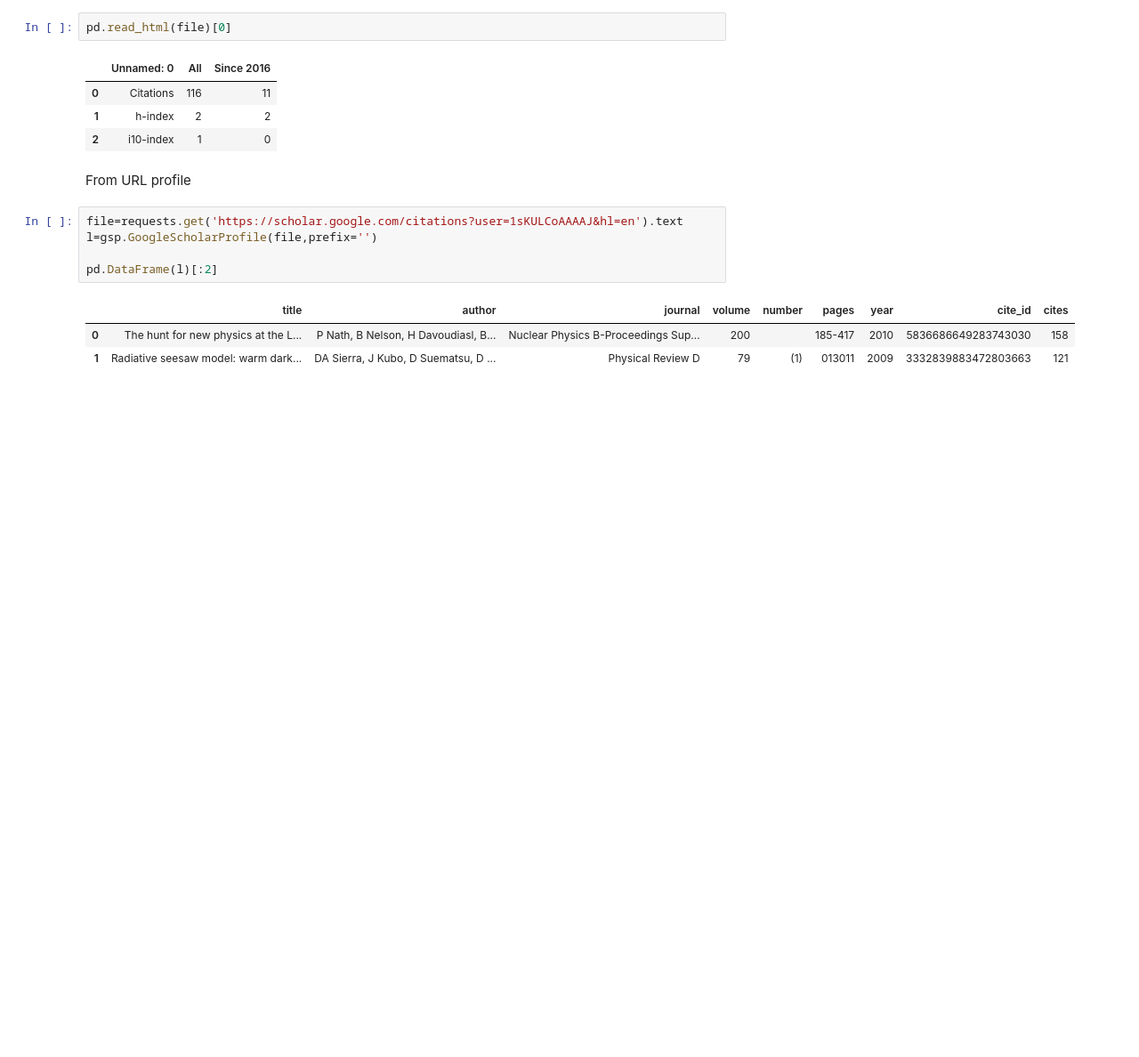
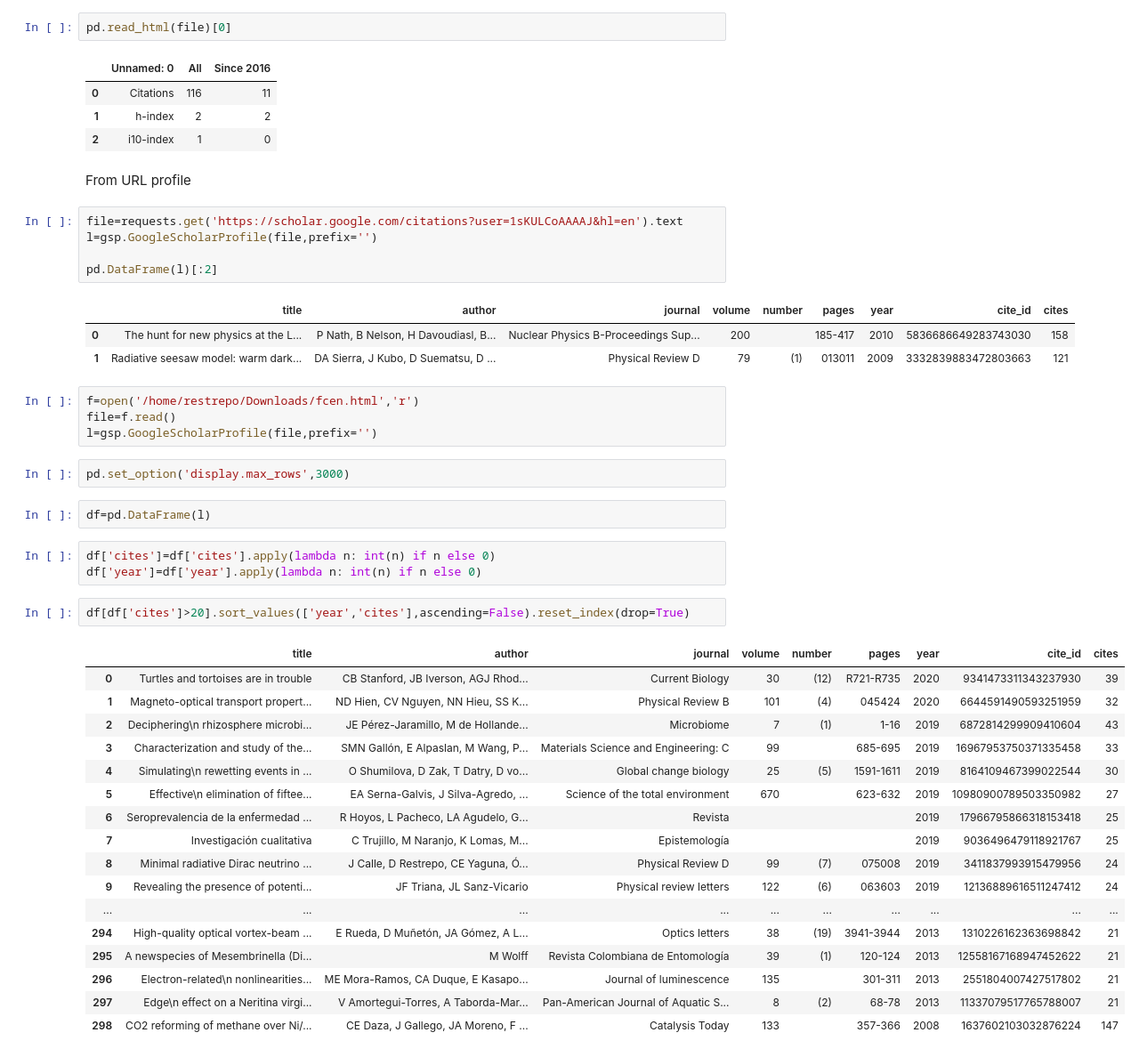
Before and after one commit to restrepo/GoogleScholarProfile, a Jupyter notebook: GoogleScholarProfile.ipynb, the cells around one changed output. Shown: that part at 89% size. Saved outputs shown, nothing was run; the diff lists cells and outputs as text; blank space fills up the shorter version.

Commit message:
fcen

```diff
--- a/GoogleScholarProfile.ipynb
+++ b/GoogleScholarProfile.ipynb
@@ -38,3 +38,34 @@ pd.DataFrame(l)[:2]
 |  | title | author | journal | volume | number | pages | year | cite_id | cites |
 | 0 | The hunt for new physics at the L... | P Nath, B Nelson, H Davoudiasl, B... | Nuclear Physics B-Proceedings Sup... | 200 |  | 185-417 | 2010 | 5836686649283743030 | 158 |
 | 1 | Radiative seesaw model: warm dark... | DA Sierra, J Kubo, D Suematsu, D ... | Physical Review D | 79 | (1) | 013011 | 2009 | 3332839883472803663 | 121 |
+# %%
+f=open('/home/restrepo/Downloads/fcen.html','r')
+file=f.read()
+l=gsp.GoogleScholarProfile(file,prefix='')
+# %%
+pd.set_option('display.max_rows',3000)
+# %%
+df=pd.DataFrame(l)
+# %%
+df['cites']=df['cites'].apply(lambda n: int(n) if n else 0)
+df['year']=df['year'].apply(lambda n: int(n) if n else 0)
+# %%
+df[df['cites']>20].sort_values(['year','cites'],ascending=False).reset_index(drop=True)
+# %% [output]
+|  | title | author | journal | volume | number | pages | year | cite_id | cites |
+| 0 | Turtles and tortoises are in trouble | CB Stanford, JB Iverson, AGJ Rhod... | Current Biology | 30 | (12) | R721-R735 | 2020 | 9341473311343237930 | 39 |
+| 1 | Magneto-optical transport propert... | ND Hien, CV Nguyen, NN Hieu, SS K... | Physical Review B | 101 | (4) | 045424 | 2020 | 6644591490593251959 | 32 |
+| 2 | Deciphering\n rhizosphere microbi... | JE Pérez-Jaramillo, M de Hollande... | Microbiome | 7 | (1) | 1-16 | 2019 | 6872814299909410604 | 43 |
+| 3 | Characterization and study of the... | SMN Gallón, E Alpaslan, M Wang, P... | Materials Science and Engineering: C | 99 |  | 685-695 | 2019 | 16967953750371335458 | 33 |
+| 4 | Simulating\n rewetting events in ... | O Shumilova, D Zak, T Datry, D vo... | Global change biology | 25 | (5) | 1591-1611 | 2019 | 8164109467399022544 | 30 |
+| 5 | Effective\n elimination of fiftee... | EA Serna-Galvis, J Silva-Agredo, ... | Science of the total environment | 670 |  | 623-632 | 2019 | 10980900789503350982 | 27 |
+| 6 | Seroprevalencia de la enfermedad ... | R Hoyos, L Pacheco, LA Agudelo, G... | Revista |  |  |  | 2019 | 17966795866318153418 | 25 |
+| 7 | Investigación cualitativa | C Trujillo, M Naranjo, K Lomas, M... | Epistemología |  |  |  | 2019 | 9036496479118921767 | 25 |
+| 8 | Minimal radiative Dirac neutrino ... | J Calle, D Restrepo, CE Yaguna, Ó... | Physical Review D | 99 | (7) | 075008 | 2019 | 3411837993915479956 | 24 |
+| 9 | Revealing the presence of potenti... | JF Triana, JL Sanz-Vicario | Physical review letters | 122 | (6) | 063603 | 2019 | 12136889616511247412 | 24 |
+| ... | ... | ... | ... | ... | ... | ... | ... | ... | ... |
+| 294 | High-quality optical vortex-beam ... | E Rueda, D Muñetón, JA Gómez, A L... | Optics letters | 38 | (19) | 3941-3944 | 2013 | 1310226162363698842 | 21 |
+| 295 | A newspecies of Mesembrinella (Di... | M Wolff | Revista Colombiana de Entomología | 39 | (1) | 120-124 | 2013 | 12558167168947452622 | 21 |
+| 296 | Electron-related\n nonlinearities... | ME Mora-Ramos, CA Duque, E Kasapo... | Journal of luminescence | 135 |  | 301-311 | 2013 | 2551804007427517802 | 21 |
+| 297 | Edge\n effect on a Neritina virgi... | V Amortegui-Torres, A Taborda-Mar... | Pan-American Journal of Aquatic S... | 8 | (2) | 68-78 | 2013 | 11337079517765788007 | 21 |
+| 298 | CO2 reforming of methane over Ni/... | CE Daza, J Gallego, JA Moreno, F ... | Catalysis Today | 133 |  | 357-366 | 2008 | 1637602103032876224 | 147 |
```
Also changed, not shown: 1 other file.
